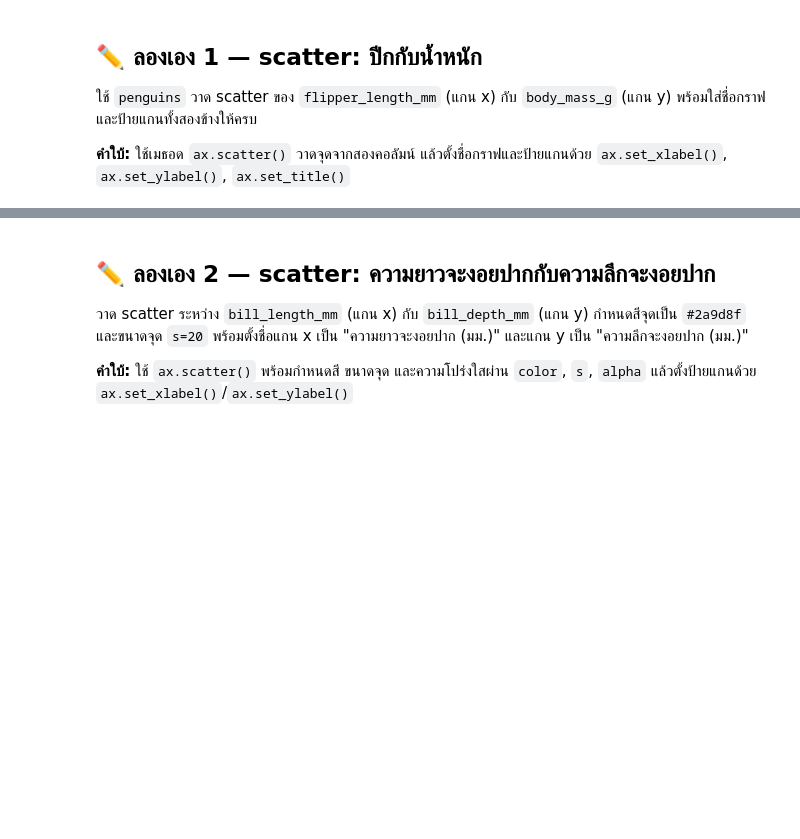
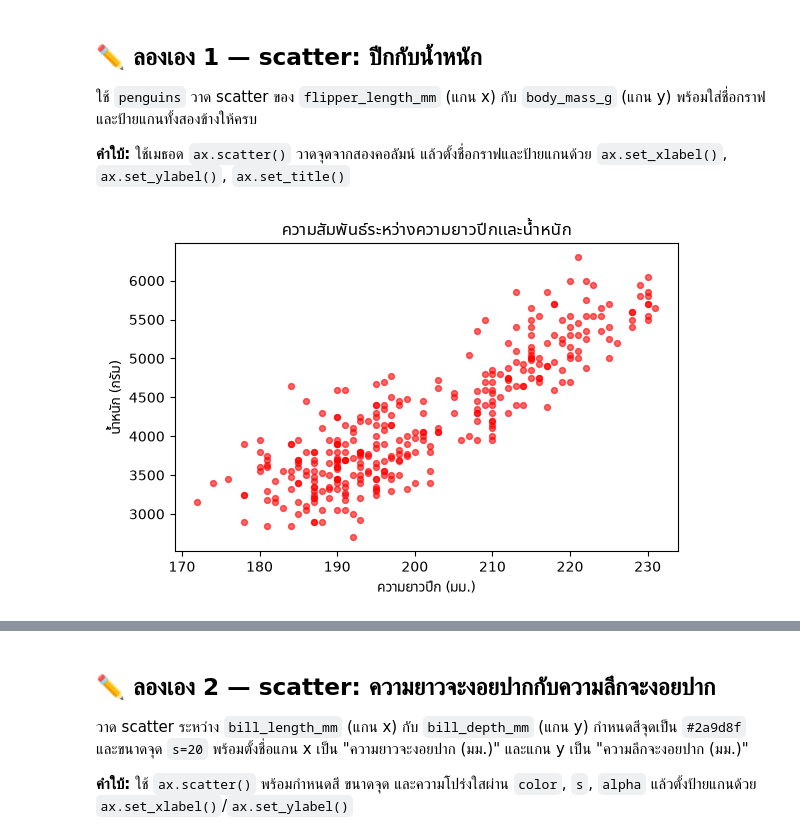
Before and after one commit to utarn/datascience-metrology, a Jupyter notebook: day1/module4_charts/book.ipynb, the cells around one changed output, grey strips where cells are left out. Cells and saved outputs as stored; diff of their text form; code cells hidden in the pictures; blank space fills up the shorter version.

```diff
--- a/day1/module4_charts/book.ipynb
+++ b/day1/module4_charts/book.ipynb
@@ -146,6 +149,16 @@ plt.show()
 # %%
 # ลองเขียนโค้ดของคุณที่นี่
 # ผลที่ต้องได้: กราฟจุดกระจายที่มีชื่อกราฟและป้ายแกน x, y ครบทั้งสองข้าง
+fig, ax = plt.subplots(figsize=(6.5, 4))
+ax.scatter(penguins["flipper_length_mm"], penguins["body_mass_g"], s=18, alpha=0.6, color="red")
+# penguins["flipper_length_mm"]
+# penguins["body_mass_g"]
+ax.set_ylabel("น้ำหนัก (กรัม)")
+ax.set_xlabel("ความยาวปีก (มม.)")
+ax.set_title("ความสัมพันธ์ระหว่างความยาวปีกและน้ำหนัก")
+plt.show()
+# %% [output]
+[figure, added]
 # %% [markdown]
 <div style="background-color:#e8f1fb; border-left:4px solid #2b6cb0; padding:10px 14px; border-radius:4px; color:#123d6b;">
 
```
Also changed, not shown: parts of 14 cells of this notebook, 31 other files.
